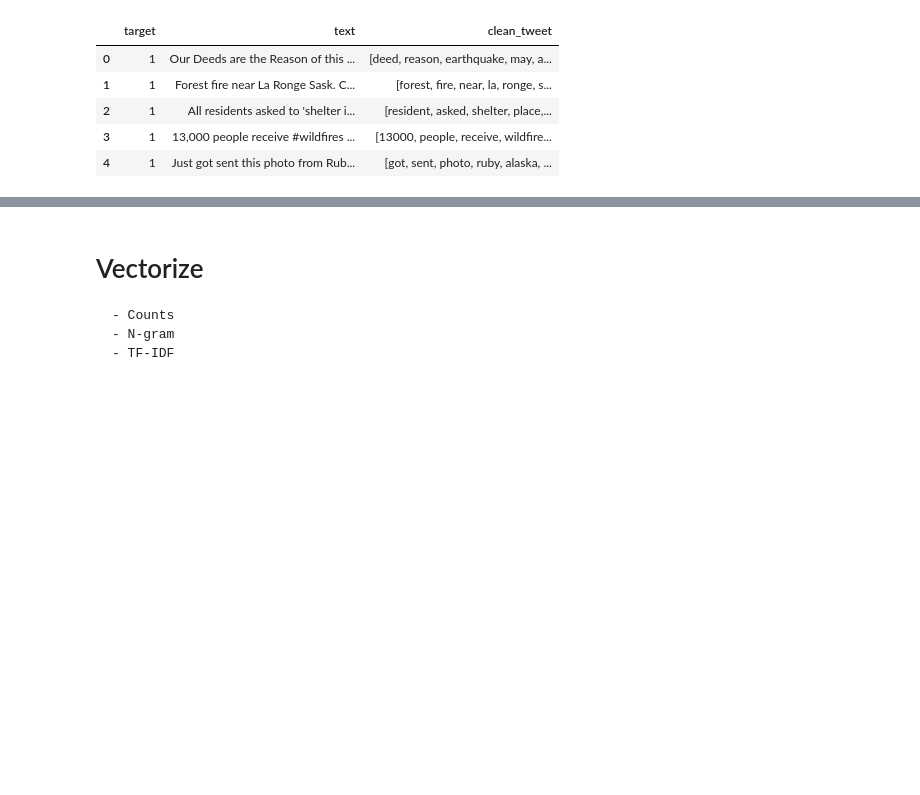
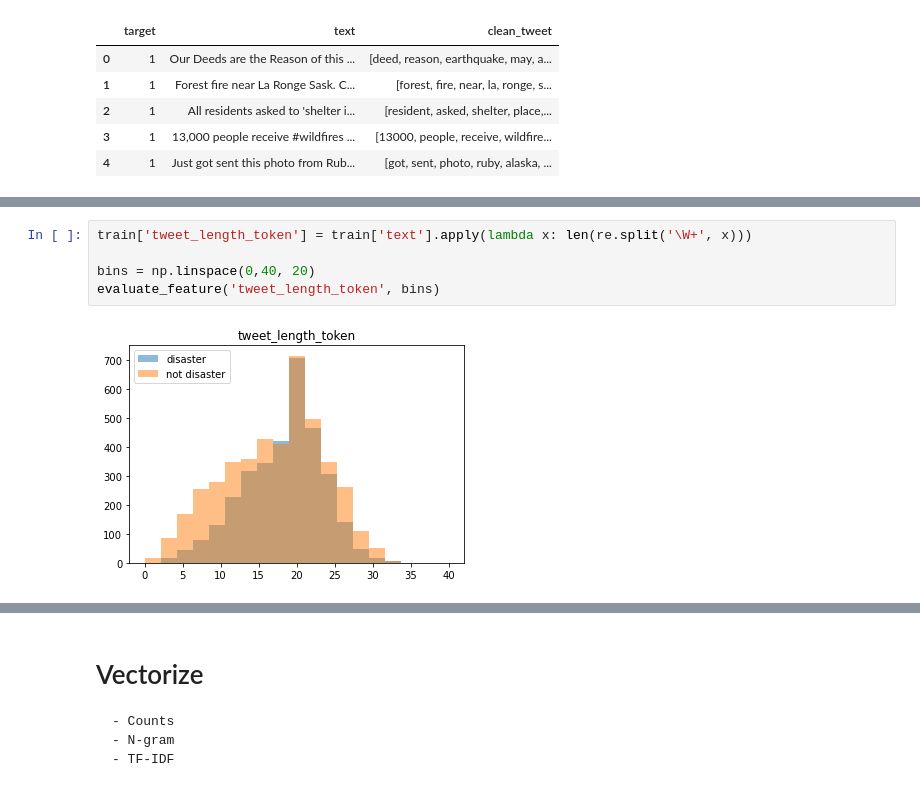
Before and after one commit to tjwhalenUVA/Disaster-Tweets, a Jupyter notebook: Classifying Disaster Tweets.ipynb, the cells around one changed output, grey strips where cells are left out. Cells and saved outputs as stored; diff of their text form; blank space fills up the shorter version.

```diff
--- a/Classifying Disaster Tweets.ipynb
+++ b/Classifying Disaster Tweets.ipynb
@@ -79,0 +92,7 @@ print(tfidf_vect.get_feature_names())
+# %%
+train['tweet_length_token'] = train['text'].apply(lambda x: len(re.split('\W+', x)))
+
+bins = np.linspace(0,40, 20)
+evaluate_feature('tweet_length_token', bins)
+# %% [output]
+[figure, added]
```
Also changed, not shown: parts of 10 cells of this notebook.
